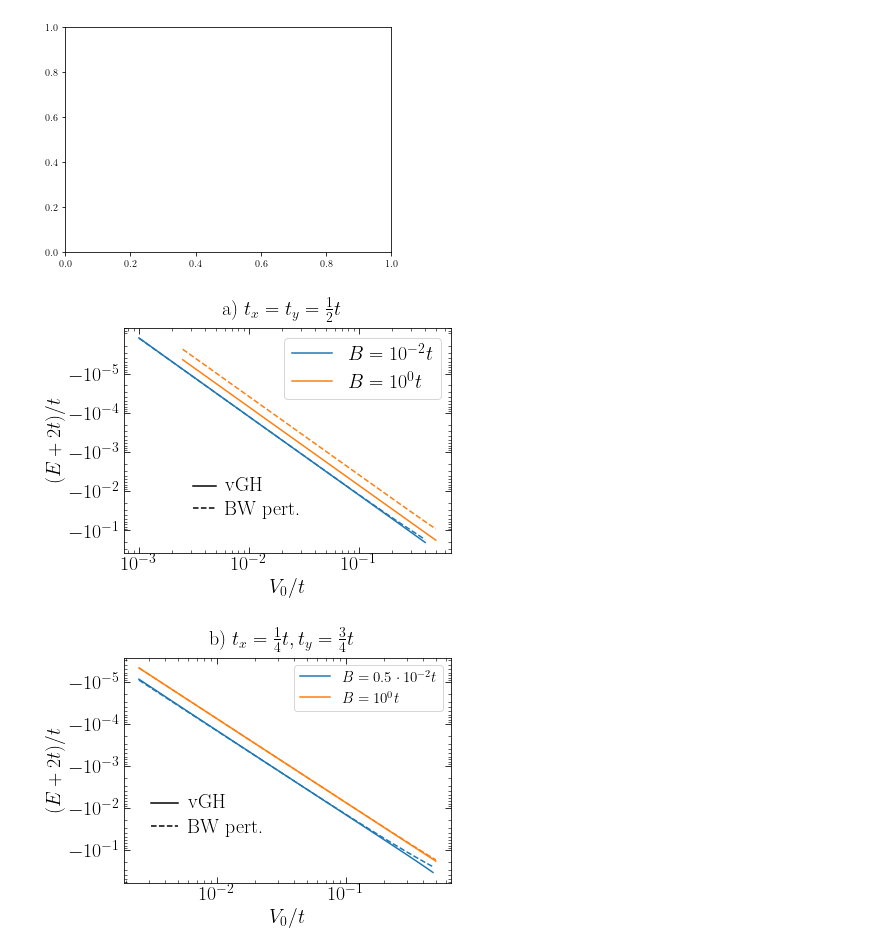
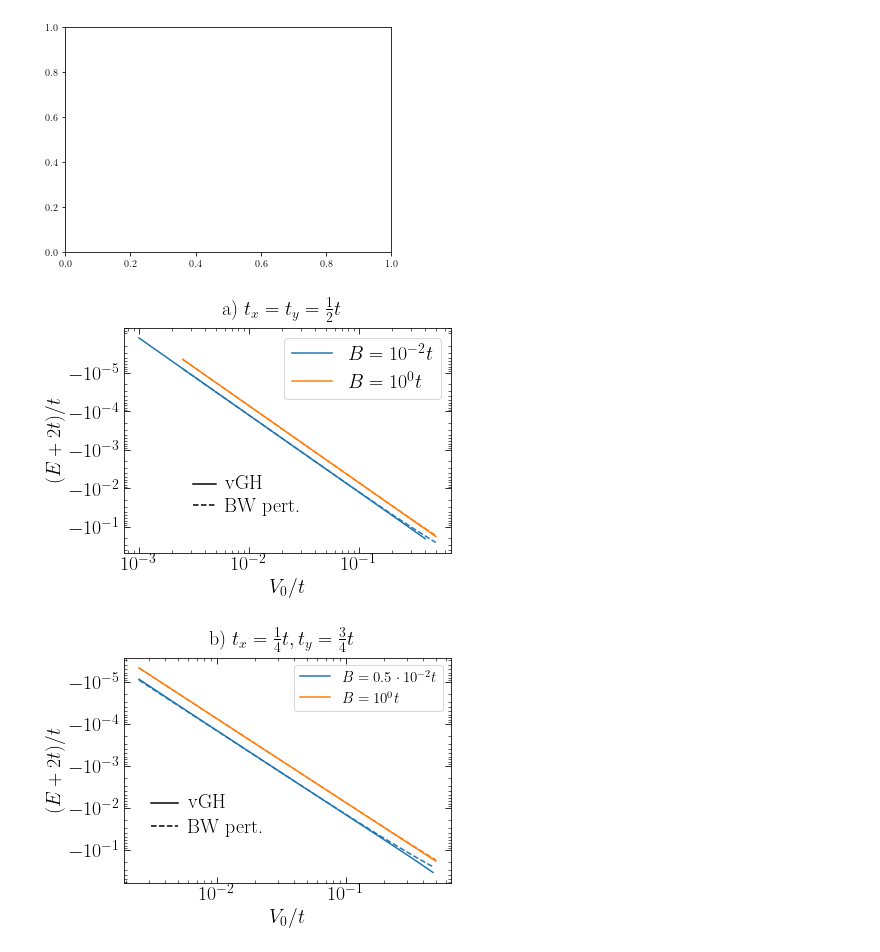
Before and after one commit to Progklui/rotor_lattice_models, a Jupyter notebook: perturbation_theory.ipynb, the cells around one changed output. Saved outputs shown, nothing was run; the diff lists cells and outputs as text; code cells hidden in the pictures.

```diff
--- a/perturbation_theory.ipynb
+++ b/perturbation_theory.ipynb
@@ -231,14 +231,14 @@ V0 = 2.5 , E = (-0.04438499843241426+0j)
 # %% [markdown]
 Read in the vGH calculations from the wavefunctions.
 # %%
-V_0_range_vGH_B_2 = np.array([0.0,0.2,0.4,2,4,20,40,80])
+V_0_range_vGH_B_2 = np.array([0.0,0.2,0.4,2,4,20,40,80,100])
 
 check_sys = 'tx_100_ty_100'
 check_sym = '_B_2.0_Mx_64_My_64_qx_0_qy_0'
 folder = 'results/perturbation_theory/tx_100_ty_100/'
 E_vGH1_B_1 = get_E_arr(V_0_range_vGH_B_2, folder, check_sys, check_sym)
 
-check_sym = '_B_200.0_Mx_'+str(params["Mx"])+'_My_'+str(params["My"])
+check_sym = '_B_200.0_Mx_16_My_16'
 folder = 'results/perturbation_theory/tx_100_ty_100/'
 E_vGH1_B_200 = get_E_arr(V_0_range, folder, check_sys, check_sym)
 
@@ -324,40 +320,40 @@ fig, axs = plt.subplots()
 plt.suptitle(r'a) $t_x=t_y=\frac{1}{2}t$', fontsize=font_size)
 
 axs.plot(V_0_range_vGH_B_2[1:]/t, E_to_plot(E_vGH1_B_1.real,t)[1:], color='tab:blue', linestyle='solid', label=r'$B = 10^{-2} t$')
-axs.plot(V_0_range_vGH_B_2[1:]/t, E_to_plot(E_pert1_B_1.real,t)[1:], color='tab:blue', linestyle='dashed')
+axs.plot(V_0_range[1:]/t, E_to_plot(E_pert1_B_1.real,t)[1:], color='tab:blue', linestyle='dashed')
 
 axs.plot(V_0_range[1:]/t, E_to_plot(E_vGH1_B_200.real,t)[1:], color='tab:orange', linestyle='solid', label=r'$B = 10^0 t$')
 axs.plot(V_0_range[1:]/t, E_to_plot(E_pert1_B_200.real,t)[1:], color='tab:orange', linestyle='dashed')
 
 plt.xlabel(r'$V_0/t$', fontsize=font_size)
 plt.ylabel(r'$(E+2t)/t$', fontsize=font_size)
 
 plt.xticks(fontsize=font_size)
 
 axs.set_xscale('log', base=10)
 axs.set_yscale('log', base=10)
 
 axs.invert_yaxis()
 axs.set_yticks([1e-1,1e-2,1e-3,1e-4,1e-5],[r'$-10^{-1}$',r'$-10^{-2}$',r'$-10^{-3}$',r'$-10^{-4}$',r'$-10^{-5}$'], fontsize=font_size)
 
 axs.plot(np.linspace(3.1e-3,5e-3,100), 0.75e-2*np.ones(100), linestyle='solid', color='black')
 axs.plot(np.linspace(3.1e-3,5e-3,100), 0.27e-1*np.ones(100), linestyle='dashed', color='black')
 
 axs.annotate('vGH', xy=(0.6*1e-2,1e-2), fontsize=font_size)
 axs.annotate('BW pert.', xy=(0.6*1e-2,0.4e-1), fontsize=font_size)
 
 axs.legend(fontsize=font_size, loc=1)
 
 plt.tick_params(axis='x', direction='in', length=6, top=True)
 plt.tick_params(axis='y', direction='in', length=6, right=True)
 plt.tick_params(axis='x', which='minor', direction='in', length=3, top=True)
 plt.tick_params(axis='y', which='minor', direction='in', length=3, right=True)
 
 plt.tick_params(which='minor', axis='y', direction='in', right=True)
 
 plt.savefig('results/perturbation_theory/B_comp_tx_100_ty_100.svg', bbox_inches='tight')
 # %% [output]
-[figure, old version]
+[figure, new version]
 # %%
 A = 6
 plt.rc('figure', figsize=[46.82 * .5**(.5 * A), 33.11 * .5**(.5 * A)])
```
Also changed, not shown: parts of 3 cells of this notebook, 1 other file.
